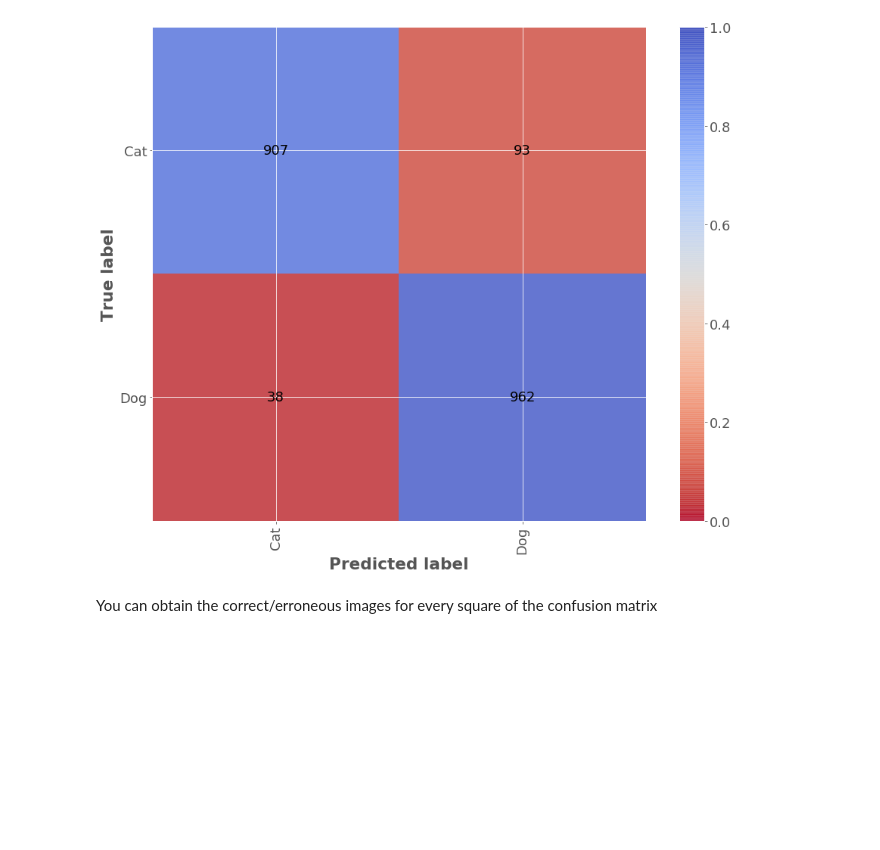
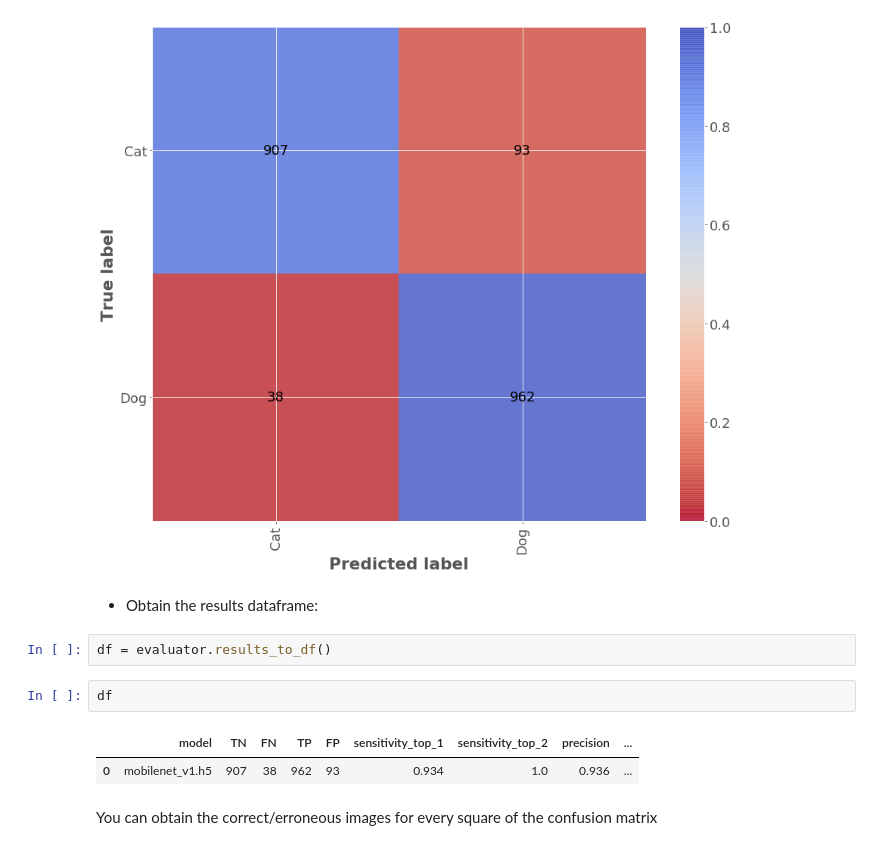
Before and after one commit to triagemd/keras-eval, a Jupyter notebook: example.ipynb, the cells around one changed output. Saved outputs shown, nothing was run; the diff lists cells and outputs as text; blank space fills up the shorter version.

```diff
--- a/example.ipynb
+++ b/example.ipynb
@@ -141,6 +139,15 @@ evaluator.plot_top_k_accuracy()
 evaluator.plot_confusion_matrix(evaluator.results['global']['confusion_matrix'])
 # %% [output]
 [figure]
+# %% [markdown]
+* Obtain the results dataframe:
+# %%
+df = evaluator.results_to_df()
+# %%
+df
+# %% [output]
+|  | model | TN | FN | TP | FP | sensitivity_top_1 | sensitivity_top_2 | precision | ... |
+| 0 | mobilenet_v1.h5 | 907 | 38 | 962 | 93 | 0.934 | 1.0 | 0.936 | ... |
 # %% [markdown]
 You can obtain the correct/erroneous images for every square of the confusion matrix
 # %%
```
Also changed, not shown: parts of 11 cells of this notebook.
